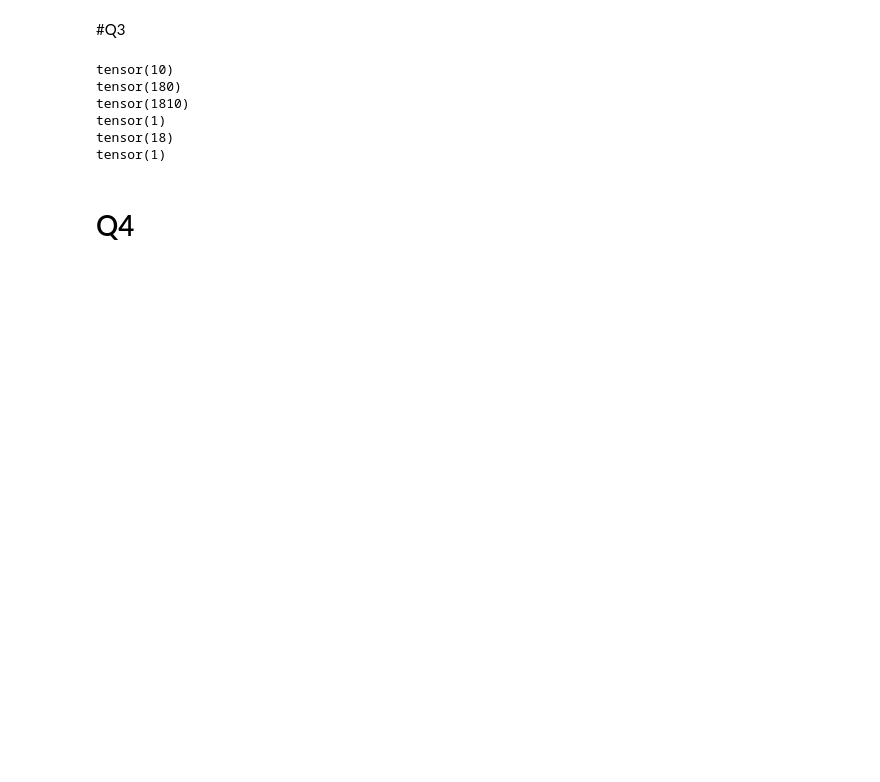
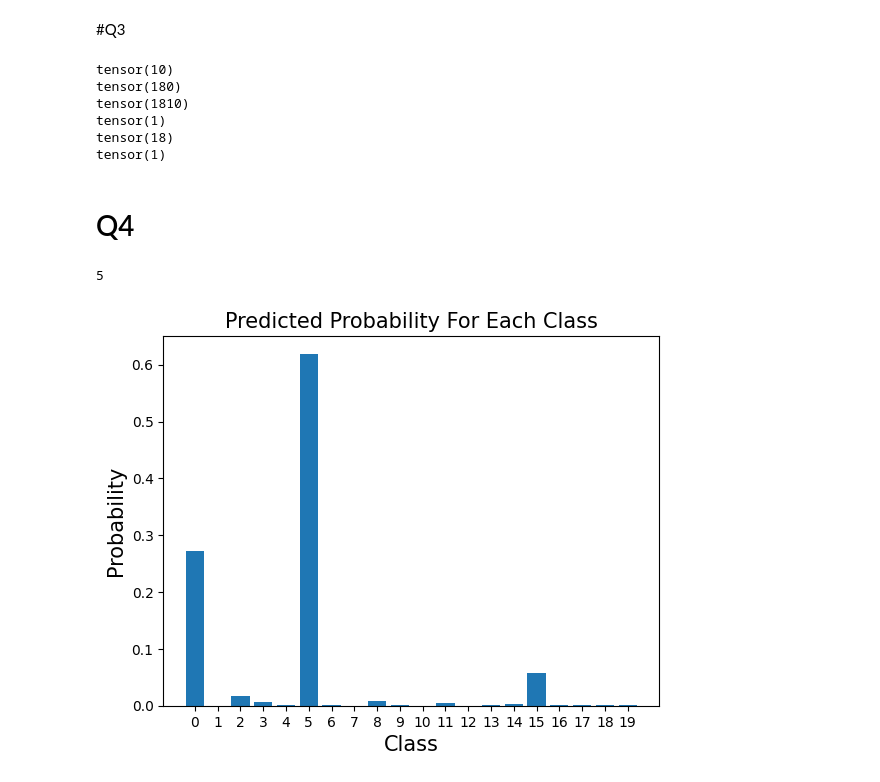
Before and after one commit to mao1756/CAP5619-sp24, a Jupyter notebook: HW1/codes/q3main.ipynb, the cells around one changed output. Cells and saved outputs as stored; diff of their text form; code cells hidden in the pictures; blank space fills up the shorter version.

```diff
--- a/HW1/codes/q3main.ipynb
+++ b/HW1/codes/q3main.ipynb
@@ -131,0 +142,32 @@ from scipy.optimize import fmin_l_bfgs_b
+# %%
+from scipy.optimize import fmin_l_bfgs_b
+import numpy as np
+
+def func_to_optimize(dx):
+  outputs = model_softmax(torch.tensor(sample+dx))
+  loss = np.linalg.norm(dx)**2 - torch.log(outputs[5]).cpu().detach().numpy()
+  return loss.item()
+
+# solve the optimization problem to find an adversarial example
+dx, f, d = fmin_l_bfgs_b(func_to_optimize, np.zeros(sample.shape), maxiter=1000, approx_grad=True)
+# %%
+# forward pass
+outputs = model_softmax(torch.tensor(sample+dx))
+
+# classify the sample
+predictions = torch.argmax(outputs)
+predictions = predictions.numpy()
+print(predictions) # it should output 5
+
+# bar graph for probabilities of each class
+import matplotlib.pyplot as plt
+plt.xticks(range(20))
+plt.xlabel('Class', fontsize=15)
+plt.ylabel('Probability', fontsize=15)
+plt.title('Predicted Probability For Each Class', fontsize=15)
+plt.bar(range(20), outputs.detach().numpy())
+plt.savefig('q4-4.png')
+plt.show()
+# %% [output]
+5
+[figure, added]
```
Also changed, not shown: parts of 10 cells of this notebook.
